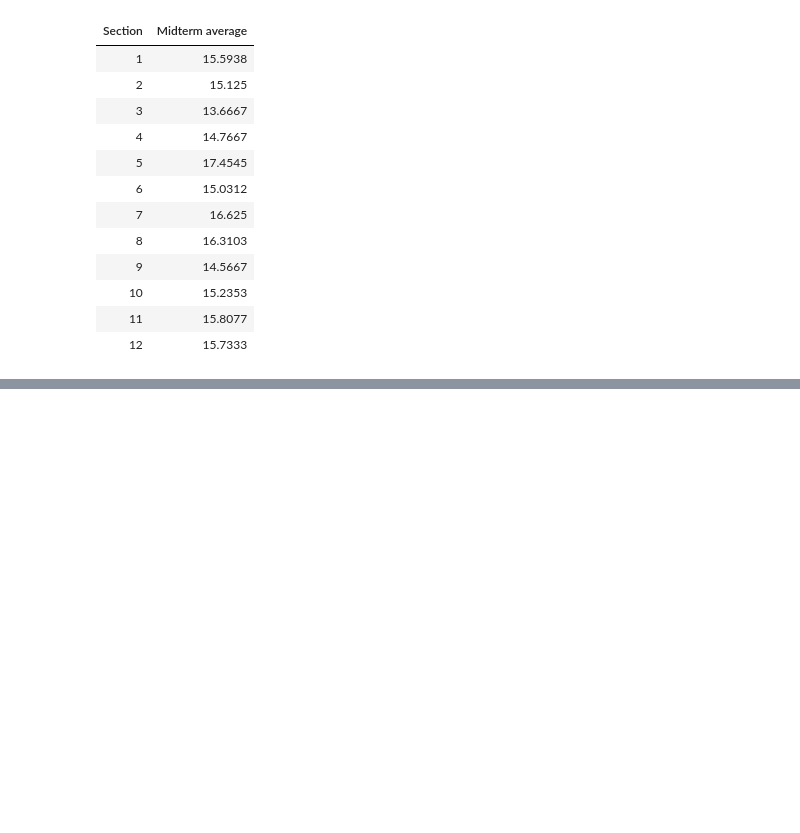
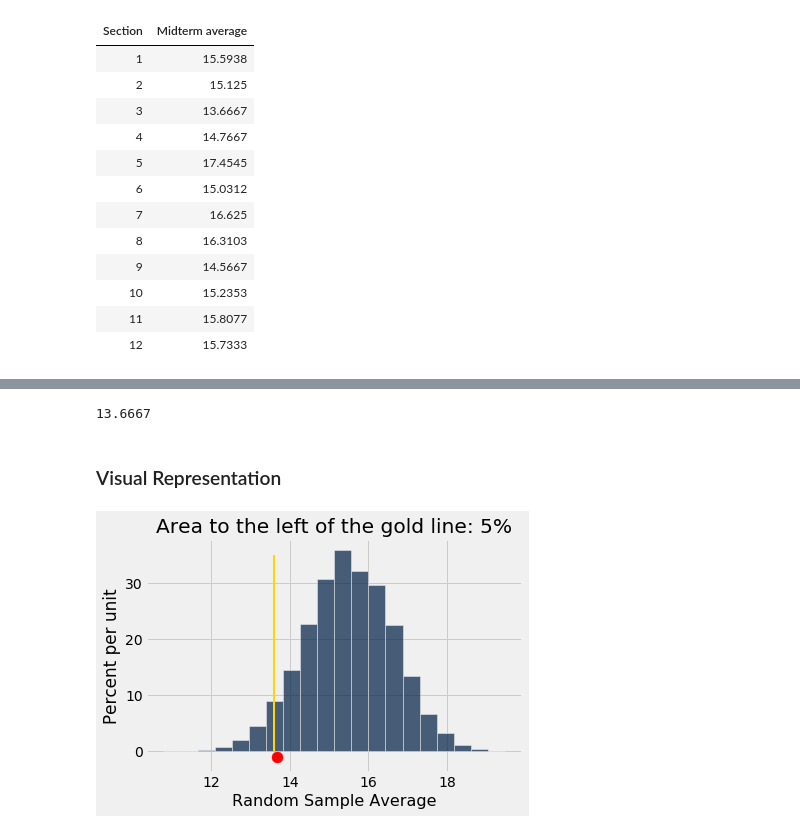
Before and after one commit to data-8/materials-fa20, a Jupyter notebook: lec/lec18.ipynb, the cells around one changed output, grey strips where cells are left out. Drawn from its saved outputs; the diff is of its cells as text; code cells hidden in the pictures; blank space fills up the shorter version.

```diff
--- a/lec/lec18.ipynb
+++ b/lec/lec18.ipynb
@@ -107,4 +119,14 @@ five_percent_point
+# %%
+# (2) See if this value is greater than observed value
+observed_average
+# %% [output]
+13.6667
+# %% [markdown]
+### Visual Representation
 # %%
 averages_tbl.hist(bins = 20)
 plots.plot([five_percent_point, five_percent_point], [0, 0.35], color='gold', lw=2)
 plots.title('Area to the left of the gold line: 5%');
+plots.scatter(observed_average, -0.01, color='red', s=120);
+# %% [output]
+[figure, added]
```
Also changed, not shown: parts of 9 cells of this notebook, 2 other files.
